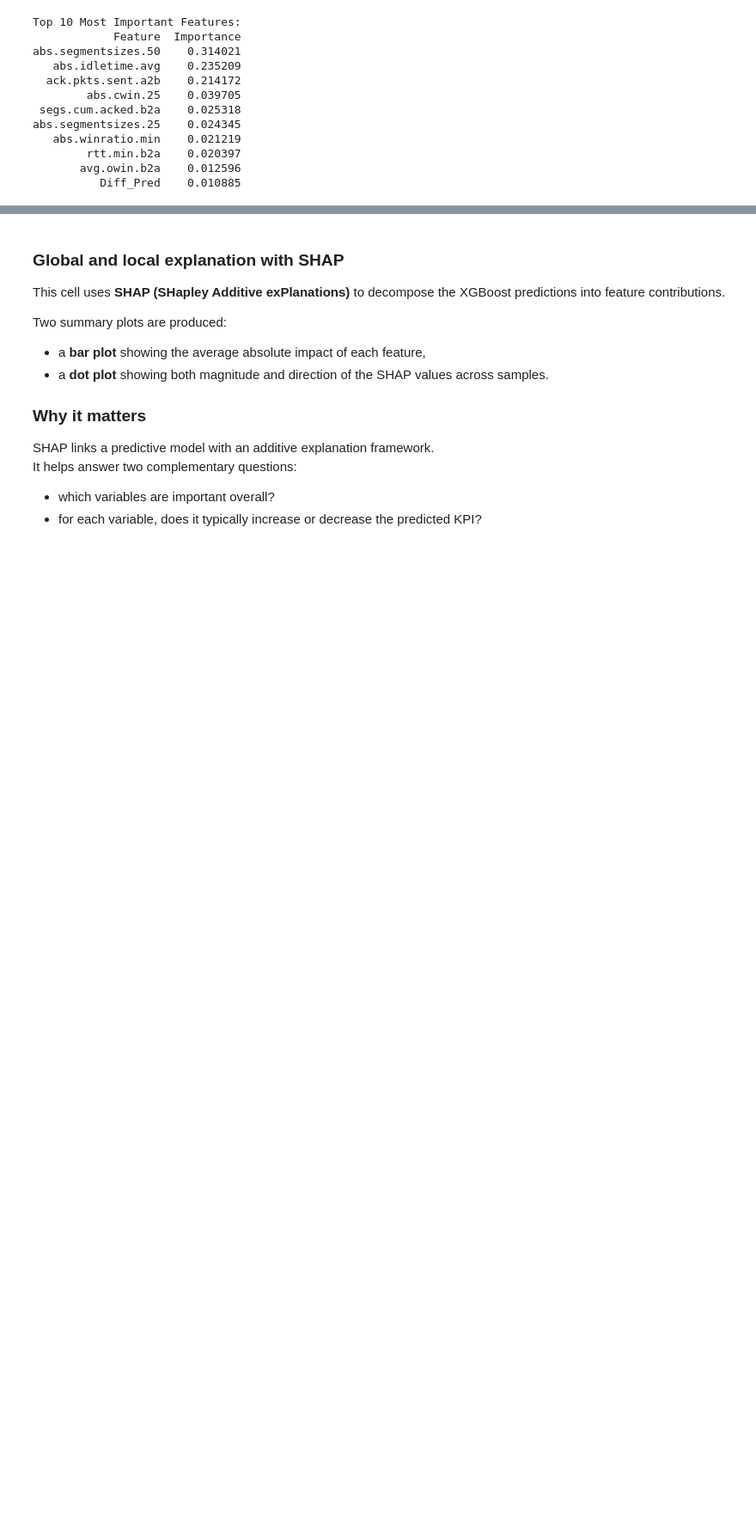
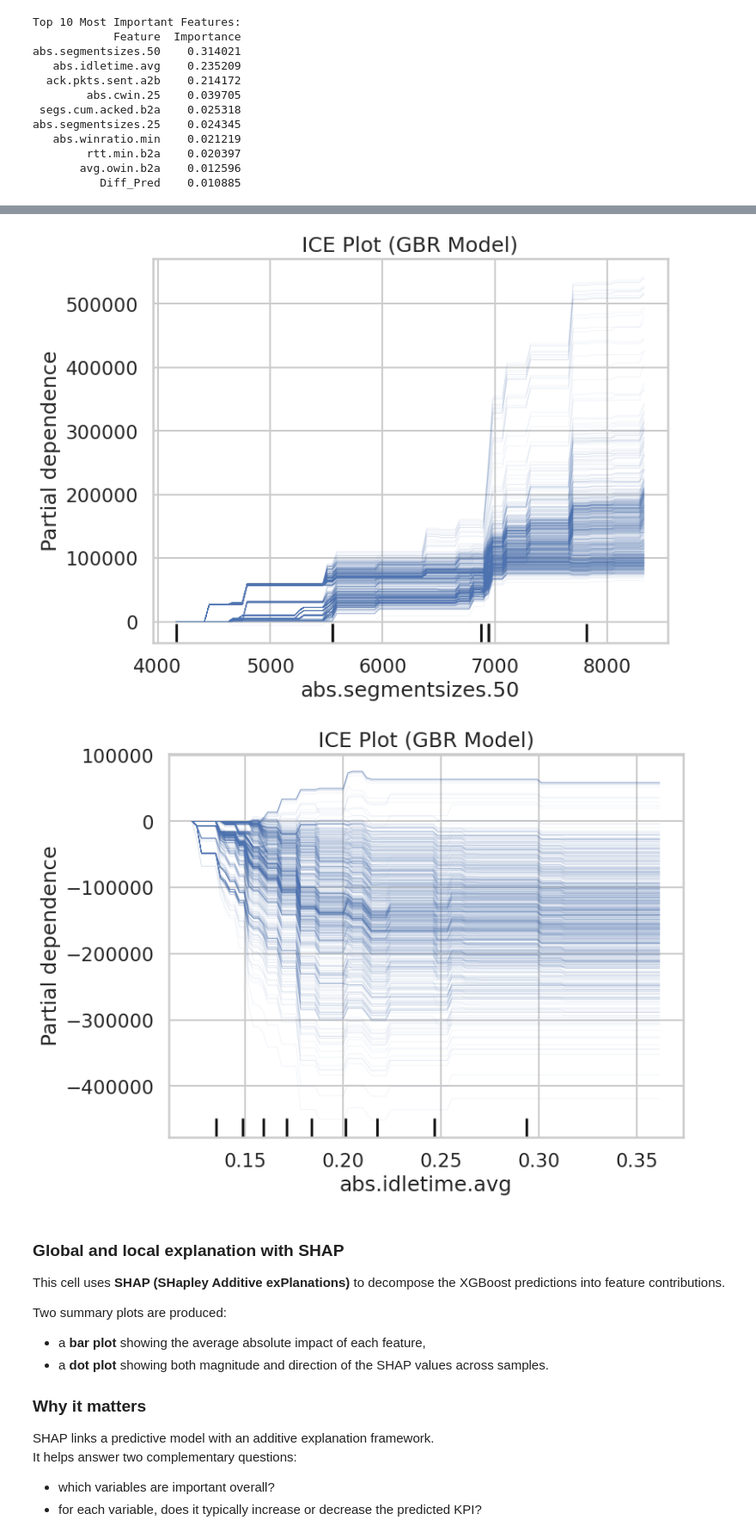
Before and after one commit to JuanMarcosRamirez/xmlad, a Jupyter notebook: 03_explainability.ipynb, the cells around one changed output, grey strips where cells are left out. Shown at 86% size. Drawn from its saved outputs; the diff is of its cells as text; code cells hidden in the pictures; blank space fills up the shorter version.

```diff
--- a/03_explainability.ipynb
+++ b/03_explainability.ipynb
@@ -308,3 +417,39 @@ abs.segmentsizes.25    0.024345
+# %%
+# Plot ICE plots for the top 2 features by average rank
+
+# Recompute ranks (in case not available)
+from scipy.stats import rankdata
+
+ranks_xgb = rankdata(-importances_xgb)
+ranks_gbr = rankdata(-importances_gbr)
+ranks_ada = rankdata(-importances_ada)
+
+rank_df = pd.DataFrame({
+    'Feature': feature_names,
+    'Rank_XGB': ranks_xgb,
+    'Rank_GBR': ranks_gbr,
+    'Rank_Ada': ranks_ada
+})
+
+rank_df['Avg_Rank'] = rank_df[['Rank_XGB', 'Rank_GBR', 'Rank_Ada']].mean(axis=1)
+
+top_10_avg_rank = rank_df.sort_values('Avg_Rank').head(10)
+
+# Get top 2 features
+top_features = top_10_avg_rank['Feature'].head(2).tolist()
+
+# Create DataFrame for X_train
+X_train_df = pd.DataFrame(X_train, columns=feature_names)
+
+# Plot ICE for each top feature
+for feature in top_features:
+    fig, ax = plt.subplots(figsize=(8, 6))
+    PartialDependenceDisplay.from_estimator(gbr_model, X_train_df, [feature], kind='individual', centered=True, ax=ax, line_kw={'alpha': 0.1})
+    ax.set_title(f'ICE Plot (GBR Model)')
+    plt.show()
+# %% [output]
+[figure, added]
+[figure, added]
 # %% [markdown]
 ### Global and local explanation with SHAP
 
```
Also changed, not shown: parts of 6 cells of this notebook, 2 other files.
